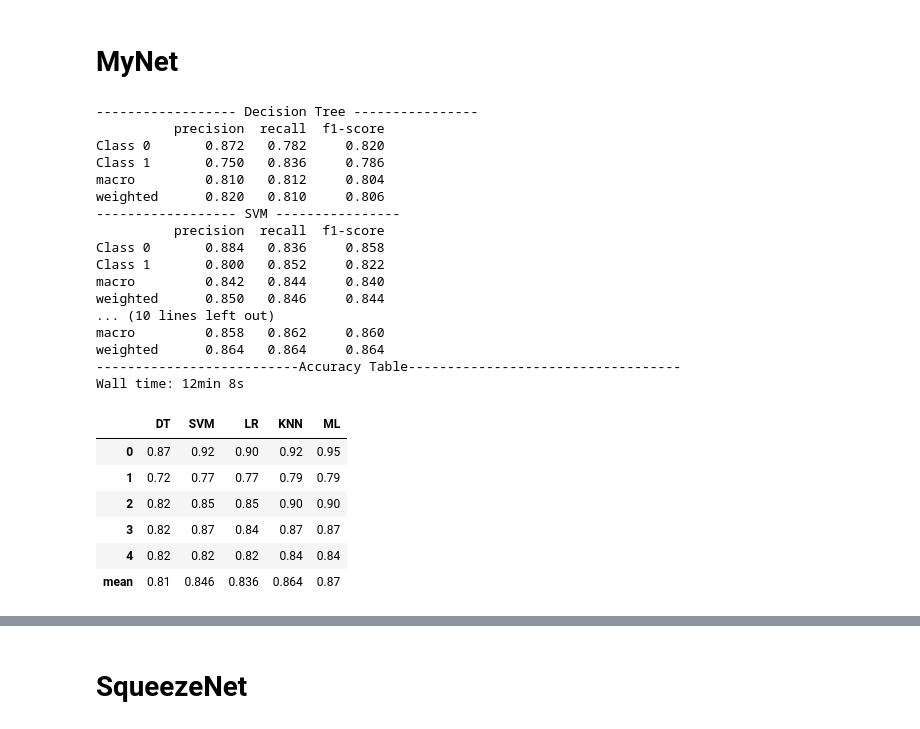
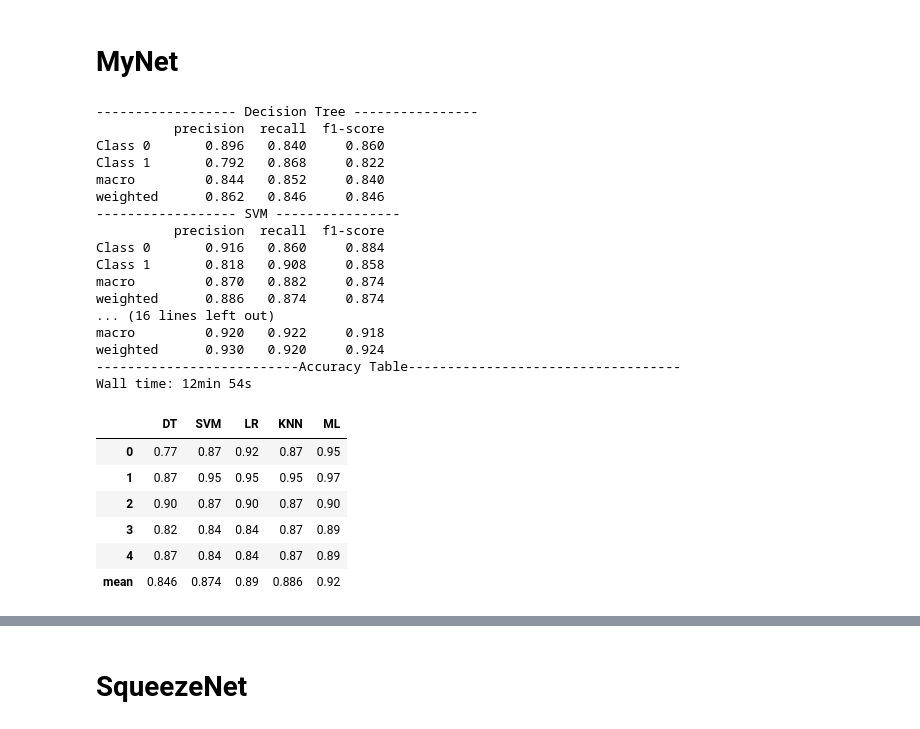
Before and after one commit to talhaanwarch/SIAMESE-classifier, a Jupyter notebook: notebooks/wrist_xray.ipynb, the cells around one changed output, grey strips where cells are left out. Cells and saved outputs as stored; diff of their text form; code cells hidden in the pictures.

```diff
--- a/notebooks/wrist_xray.ipynb
+++ b/notebooks/wrist_xray.ipynb
@@ -72,38 +72,38 @@ aug=3-> rand augmentation
 # MyNet
 # %%
 %%time
-train_cv,clf_report=kfoldcv(model=mymodel4(),epochs=epoch,batchsize=batchsize,data=data,\
+train_cv,clf_report=kfoldcv(model=mymodel3(),epochs=epoch,batchsize=batchsize,data=data,\
                             lr=0.001,skip_tuning=False,aug=1,dim='2D',pca=False)
-for clf in ['Decision Tree','SVM',"logistic regression",'K Nearest neighbors']:
+for clf in ['Decision Tree','SVM',"logistic regression",'K Nearest neighbors','autoML']:
     print('------------------',clf,'----------------')
     print(clf_report[0][clf][0])
 
 print('--------------------------Accuracy Table-----------------------------------')
 clf_report[1]
 # %% [output]
 ------------------ Decision Tree ----------------
           precision  recall  f1-score
-Class 0       0.872   0.782     0.820
-Class 1       0.750   0.836     0.786
-macro         0.810   0.812     0.804
-weighted      0.820   0.810     0.806
+Class 0       0.896   0.840     0.860
+Class 1       0.792   0.868     0.822
+macro         0.844   0.852     0.840
+weighted      0.862   0.846     0.846
 ------------------ SVM ----------------
           precision  recall  f1-score
-Class 0       0.884   0.836     0.858
-Class 1       0.800   0.852     0.822
-macro         0.842   0.844     0.840
-weighted      0.850   0.846     0.844
-... (10 lines left out)
-macro         0.858   0.862     0.860
-weighted      0.864   0.864     0.864
+Class 0       0.916   0.860     0.884
+Class 1       0.818   0.908     0.858
+macro         0.870   0.882     0.874
+weighted      0.886   0.874     0.874
+... (16 lines left out)
+macro         0.920   0.922     0.918
+weighted      0.930   0.920     0.924
 --------------------------Accuracy Table-----------------------------------
-Wall time: 12min 8s
+Wall time: 12min 54s
 |  | DT | SVM | LR | KNN | ML |
-| 0 | 0.87 | 0.92 | 0.90 | 0.92 | 0.95 |
-| 1 | 0.72 | 0.77 | 0.77 | 0.79 | 0.79 |
-| 2 | 0.82 | 0.85 | 0.85 | 0.90 | 0.90 |
-| 3 | 0.82 | 0.87 | 0.84 | 0.87 | 0.87 |
-| 4 | 0.82 | 0.82 | 0.82 | 0.84 | 0.84 |
-| mean | 0.81 | 0.846 | 0.836 | 0.864 | 0.87 |
+| 0 | 0.77 | 0.87 | 0.92 | 0.87 | 0.95 |
+| 1 | 0.87 | 0.95 | 0.95 | 0.95 | 0.97 |
+| 2 | 0.90 | 0.87 | 0.90 | 0.87 | 0.90 |
+| 3 | 0.82 | 0.84 | 0.84 | 0.87 | 0.89 |
+| 4 | 0.87 | 0.84 | 0.84 | 0.87 | 0.89 |
+| mean | 0.846 | 0.874 | 0.89 | 0.886 | 0.92 |
 # %%
 %%time
```
Also changed, not shown: parts of 13 cells of this notebook, 3 other files.
